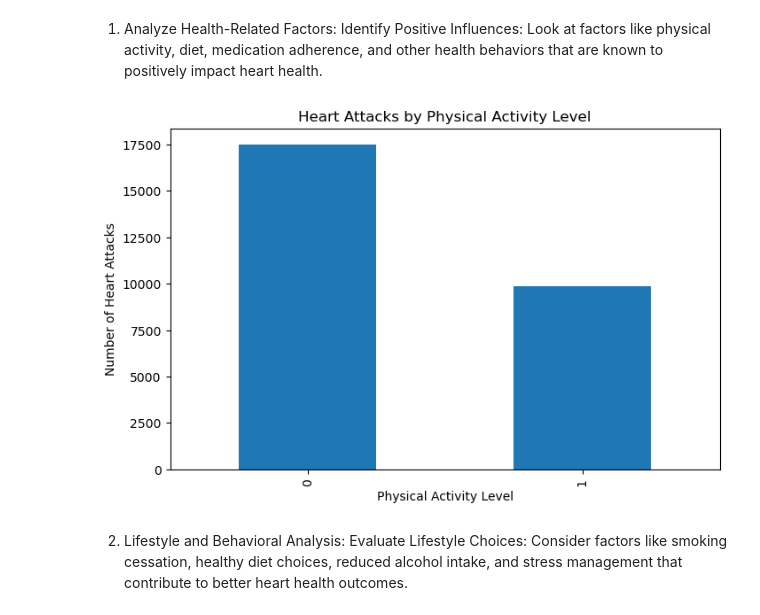
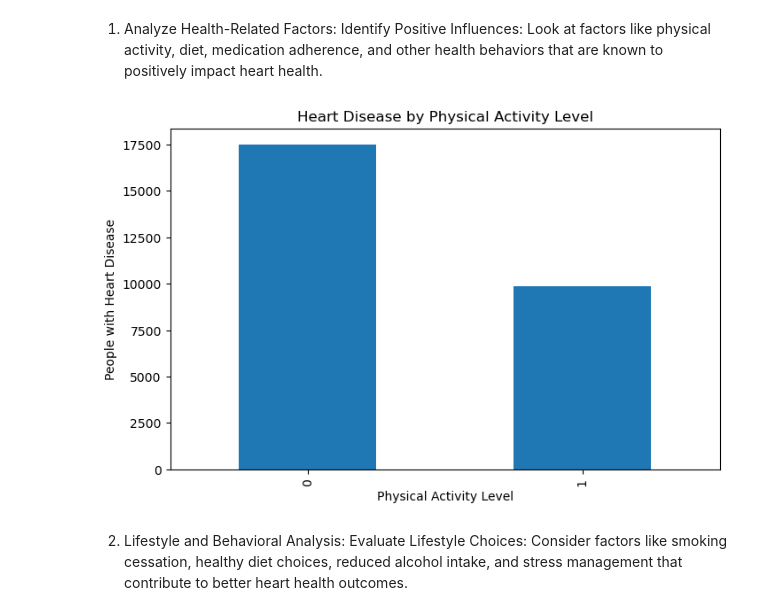
Before and after one commit to jkranyak/Heart_Predictions_team_decisionmakers, a Jupyter notebook: Project 01 Siri & Jesse's data work merged.ipynb, the cells around one changed output. Drawn from its saved outputs; the diff is of its cells as text; code cells hidden in the pictures.

```diff
--- a/Project 01 Siri & Jesse's data work merged.ipynb
+++ b/Project 01 Siri & Jesse's data work merged.ipynb
@@ -81,6 +84,9 @@ Index(['HeartDisease', 'BMI', 'Smoking', 'AlcoholDrinking', 'Stroke',
       dtype='object')
 # %% [markdown]
 # Quick Test
+# %%
+# Convert 'Race' column to categorical type
+df['Race'] = df['Race'].astype('category')
 # %%
 #reframing the data for mapping
 age_map = {
@@ -627,15 +789,15 @@ Identify Positive Influences: Look at factors like physical activity, diet, medi
 # %%
 
 # Grouping by 'PhysicalActivity' and calculating heart disease occurrences
 physical_activity_groups = df.groupby('PhysicalActivity')['HeartDisease'].sum()
 
 # Visualizing heart attacks based on physical activity levels
-physical_activity_groups.plot(kind='bar', figsize=(8, 5), title='Heart Attacks by Physical Activity Level')
+physical_activity_groups.plot(kind='bar', figsize=(8, 5), title='Heart Disease by Physical Activity Level')
 plt.xlabel('Physical Activity Level')
-plt.ylabel('Number of Heart Attacks')
+plt.ylabel('People with Heart Disease')
 plt.show()
 # %% [output]
-[figure, old version]
+[figure, new version]
 # %% [markdown]
 2. Lifestyle and Behavioral Analysis:
 Evaluate Lifestyle Choices: Consider factors like smoking cessation, healthy diet choices, reduced alcohol intake, and stress management that contribute to better heart health outcomes.
```
Also changed, not shown: parts of 26 cells of this notebook.
